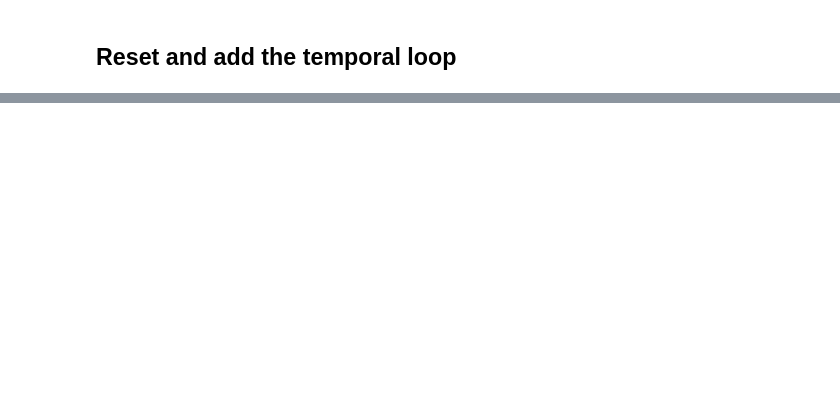
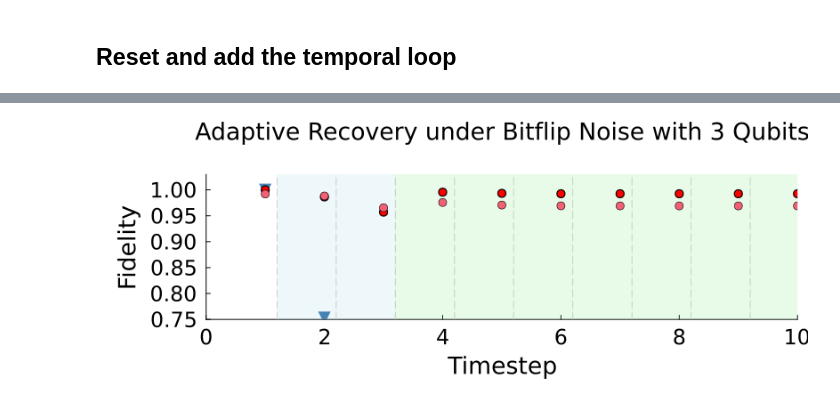
Before and after one commit to fedesss98/shooting-decoherences, a Jupyter notebook: notebooks/04-fede-try-module.ipynb, the cells around one changed output, grey strips where cells are left out. Cells and saved outputs as stored; diff of their text form; code cells hidden in the pictures; blank space fills up the shorter version.

```diff
--- a/notebooks/04-fede-try-module.ipynb
+++ b/notebooks/04-fede-try-module.ipynb
@@ -735,0 +436,5 @@ display(latexify(Ps[5]))
+# %%
+g2 = scatter(g1, fs; xlabel="Timestep", ylabel="Fidelity", legend=false, size=(800, 300), markersize=5)
+ylims!(g2, 0.75, 1.03)
+# %% [output]
+[figure, added]
```
Also changed, not shown: parts of 29 cells of this notebook, 2 other files.
